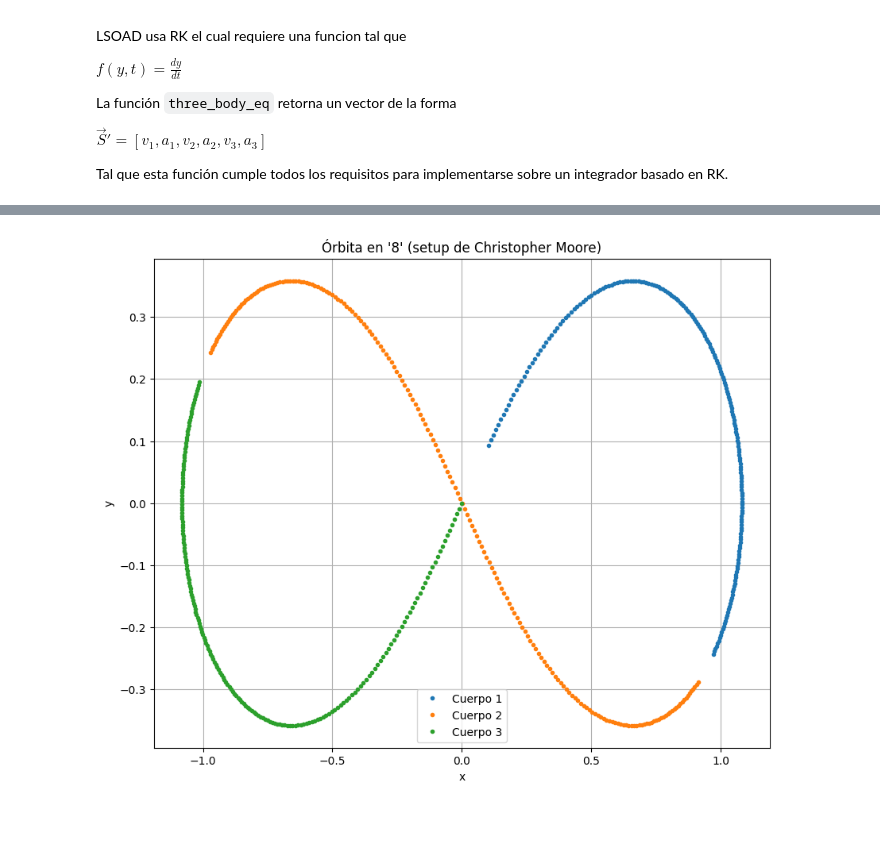
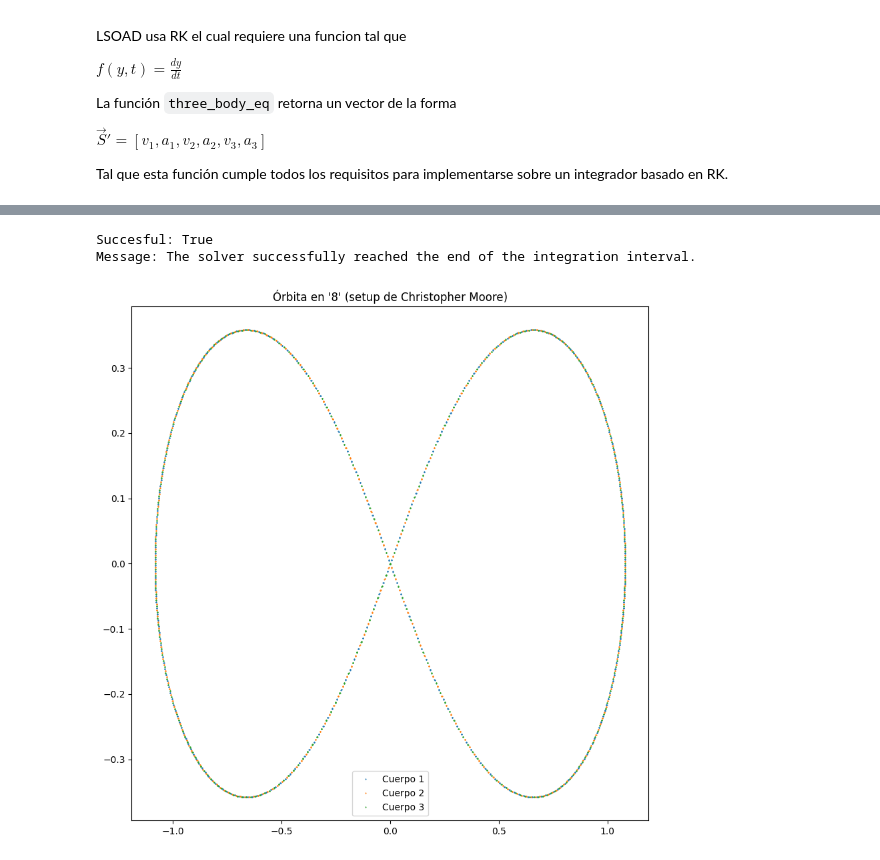
Before and after one commit to Another-DevX/Metodos-computacionales, a Jupyter notebook: proyecto/tres_cuerpos.ipynb, the cells around one changed output, grey strips where cells are left out. Drawn from its saved outputs; the diff is of its cells as text; code cells hidden in the pictures; blank space fills up the shorter version.

Commit message:
Improve data structures Add gravitational softening Improve ploting

```diff
--- a/proyecto/tres_cuerpos.ipynb
+++ b/proyecto/tres_cuerpos.ipynb
@@ -25,7 +39,7 @@ Tal que esta función cumple todos los requisitos para implementarse sobre un in
 # %%
 G = 6.67430e-11
 
-def three_body_eq(state, t, m1, m2, m3):
+def three_body_eq(t,state, m1, m2, m3, gravitational_softening = 1e-3):
     """
     Calculate the time derivative for every member of the sate vector for the three-body problem
 
@@ -34,8 +48,9 @@ def three_body_eq(state, t, m1, m2, m3):
        [x1, y1, z1, vx1, vy1, vz1,
         x2, y2, z2, vx2, vy2, vz2,
         x3, y3, z3, vx3, vy3, vz3]
-    t: time (required by odeint method)
+    t: time (required by solve_ivp method)
     m1, m2, m3: masses of the three bodies
+    gravitational_softening: a small value to avoid division by zero in the gravitational force calculation
     """
     x1, y1, z1, vx1, vy1, vz1, \
     x2, y2, z2, vx2, vy2, vz2, \
@@ -49,13 +64,9 @@ def three_body_eq(state, t, m1, m2, m3):
     r13 = r3 - r1
     r23 = r3 - r2
 
-    d12 = np.linalg.norm(r12)
-    d13 = np.linalg.norm(r13)
-    d23 = np.linalg.norm(r23)
-    eps = 1e-10
-    d12 = max(d12, eps)
-    d13 = max(d13, eps)
-    d23 = max(d23, eps)
+    d12 = np.sqrt(np.linalg.norm(r12)**2 + gravitational_softening**2)
+    d13 = np.sqrt(np.linalg.norm(r13)**2 + gravitational_softening**2)
+    d23 = np.sqrt(np.linalg.norm(r23)**2 + gravitational_softening**2)
 
     a1 = G * m2 * r12 / d12**3 + G * m3 * r13 / d13**3
     a2 = G * m1 * (-r12) / d12**3 + G * m3 * r23 / d23**3
@@ -67,49 +163,34 @@ def three_body_eq(state, t, m1, m2, m3):
 # %%
 # ----------------------
 # System parameters
 # ----------------------
 
 G = 1.0 # Gravitational constant normalized
 m1 = m2 = m3 = 1.0
 
 # ----------------------------
 # Initial conditions
 # ----------------------------
 
 r1 = np.array([0.97000436, -0.24308753, 0.0])
 r2 = np.array([-0.97000436, 0.24308753, 0.0])
 r3 = np.array([0.0, 0.0, 0.0])
 
 v1 = np.array([0.4662036850, 0.43236573, 0.0])
 v2 = np.array([0.4662036850, 0.43236573, 0.0])
 v3 = np.array([-0.93240737, -0.86473146, 0.0])
 
 state0 = np.concatenate((r1, v1, r2, v2, r3, v3))
-
-t_max = 2
-num_points = 200
+t_max = 20
+num_points = 1000
 t = np.linspace(0, t_max, num_points)
 
 # ----------------------------
 # Solve the system
 # ----------------------------
-sol = odeint(three_body_eq, state0, t, args=(m1, m2, m3))
-
-
-
-x1, y1 = sol[:, 0], sol[:, 1]
-x2, y2 = sol[:, 6], sol[:, 7]
-x3, y3 = sol[:, 12], sol[:, 13]
-
-plt.figure(figsize=(10,8))
-plt.plot(x1, y1,'.', label='Cuerpo 1')
-plt.plot(x2, y2,'.', label='Cuerpo 2')
-plt.plot(x3, y3, '.',label='Cuerpo 3')
-plt.xlabel('x')
-plt.ylabel('y')
-plt.title("Órbita en '8' (setup de Christopher Moore)")
-plt.legend()
-plt.grid(True)
-plt.show()
+sol = solve_three_body_problem(m1, m2, m3, state0, t)
+plot_three_body_solution(sol, "Órbita en '8' (setup de Christopher Moore)")
 # %% [output]
+Succesful: True
+Message: The solver successfully reached the end of the integration interval.
-[figure, old version]
+[figure, new version]
```
Also changed, not shown: parts of 5 cells of this notebook.
